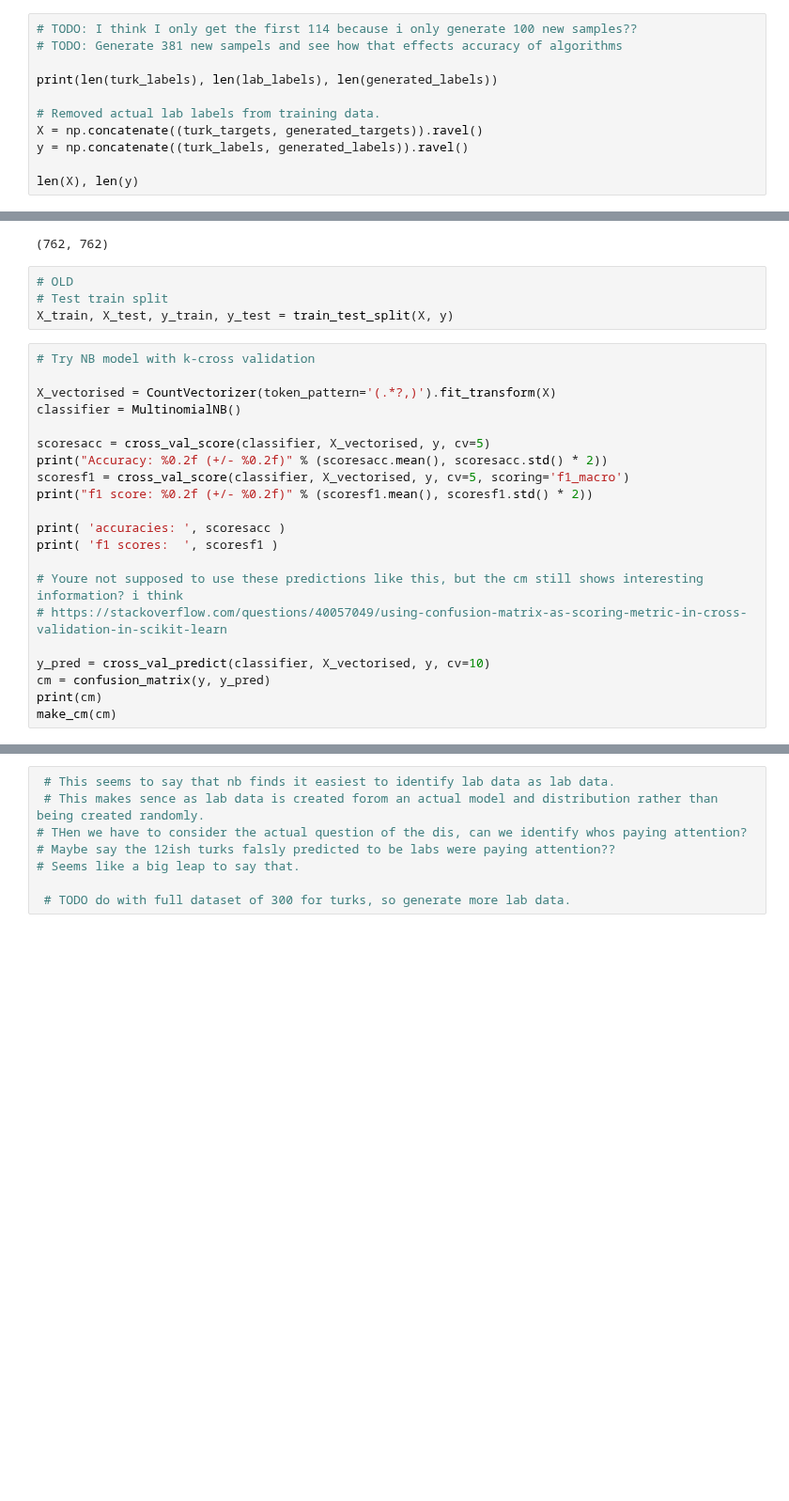
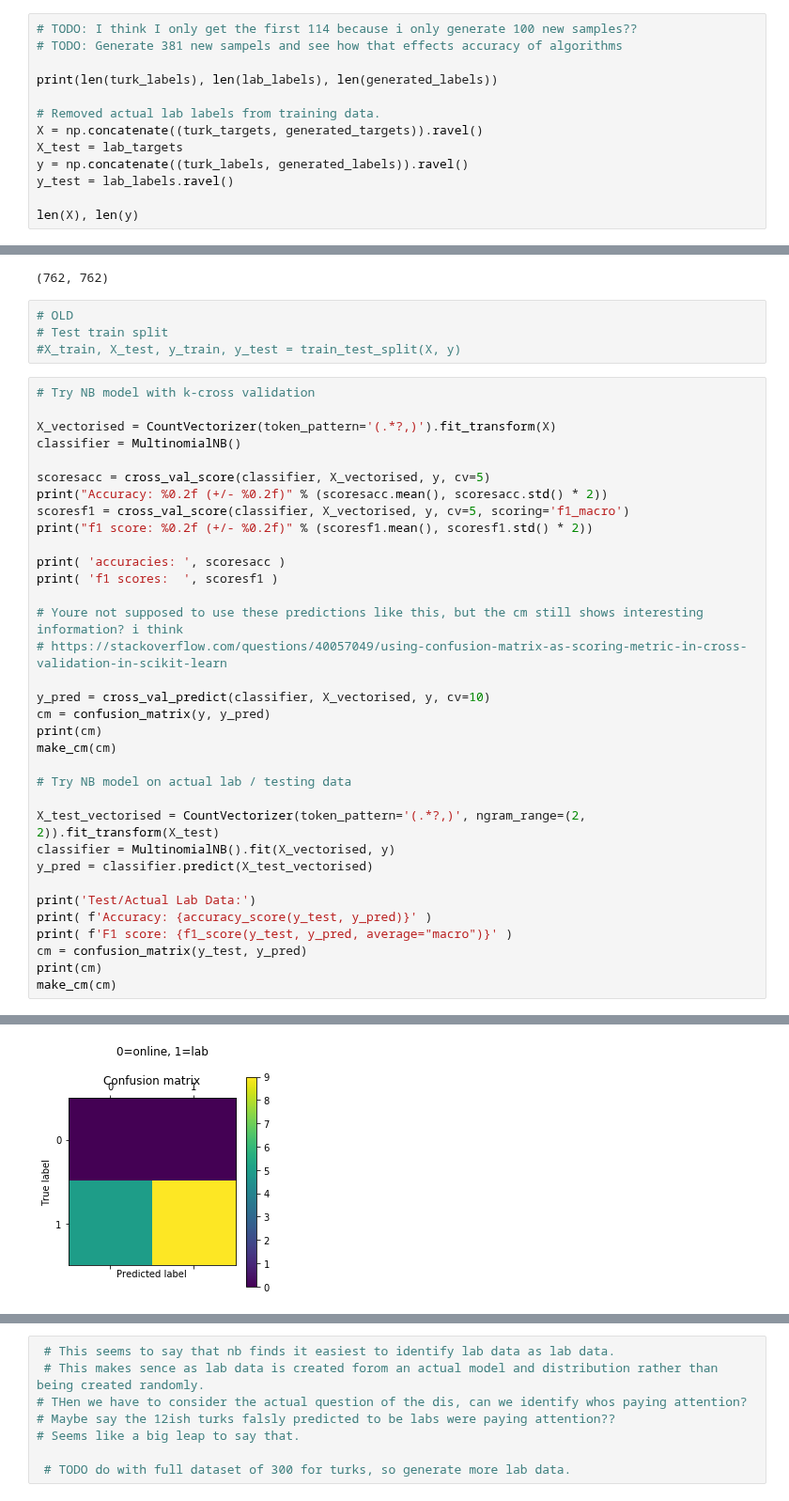
Before and after one commit to DJSaunders1997/Masters-Project, a Jupyter notebook: HMM.ipynb, the cells around one changed output, grey strips where cells are left out. Shown at 94% size. Saved outputs shown, nothing was run; the diff lists cells and outputs as text; blank space fills up the shorter version.

Commit message:
Tested models with actual lab data

```diff
--- a/HMM.ipynb
+++ b/HMM.ipynb
@@ -1046,7 +1046,9 @@ print(len(turk_labels), len(lab_labels), len(generated_labels))
 
 # Removed actual lab labels from training data.
 X = np.concatenate((turk_targets, generated_targets)).ravel()
+X_test = lab_targets
 y = np.concatenate((turk_labels, generated_labels)).ravel()
+y_test = lab_labels.ravel()
 
 len(X), len(y)
 # %% [output]
@@ -1055,7 +1057,7 @@ len(X), len(y)
 # %%
 # OLD
 # Test train split
-X_train, X_test, y_train, y_test = train_test_split(X, y)
+#X_train, X_test, y_train, y_test = train_test_split(X, y)
 # %%
 # Try NB model with k-cross validation
 
@@ -1077,6 +1079,19 @@ y_pred = cross_val_predict(classifier, X_vectorised, y, cv=10)
 cm = confusion_matrix(y, y_pred)
 print(cm)
 make_cm(cm)
+
+# Try NB model on actual lab / testing data
+
+X_test_vectorised = CountVectorizer(token_pattern='(.*?,)', ngram_range=(2, 2)).fit_transform(X_test)
+classifier = MultinomialNB().fit(X_vectorised, y)
+y_pred = classifier.predict(X_test_vectorised)
+
+print('Test/Actual Lab Data:')
+print( f'Accuracy: {accuracy_score(y_test, y_pred)}' )
+print( f'F1 score: {f1_score(y_test, y_pred, average="macro")}' )
+cm = confusion_matrix(y_test, y_pred)
+print(cm)
+make_cm(cm)
 # %% [output]
 Accuracy: 0.76 (+/- 0.12)
 f1 score: 0.75 (+/- 0.14)
@@ -1087,0 +1108 @@ f1 scores:   [0.7406667  0.62536383 0.82820379 0.79281537 0.7589852 ]
+[figure, added]
```
Also changed, not shown: parts of 7 cells of this notebook.
